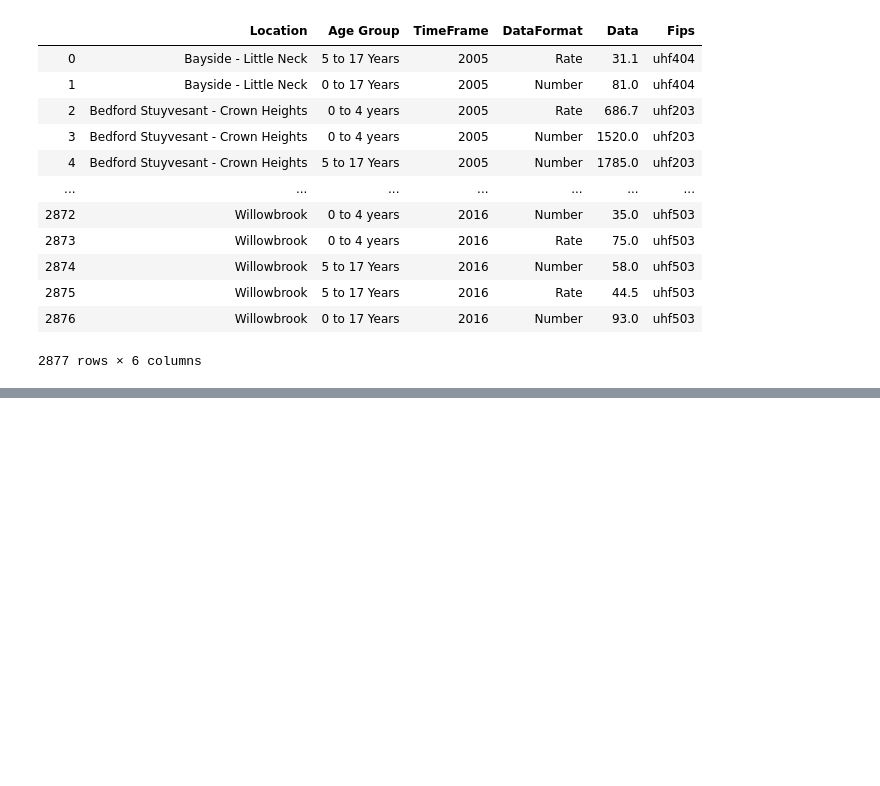
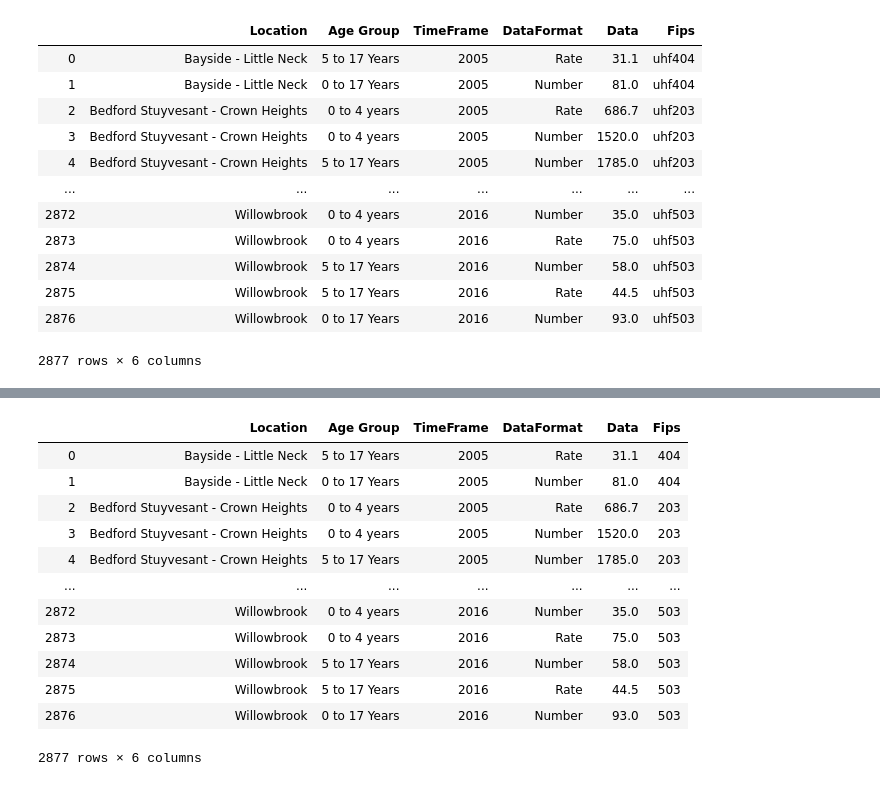
Before and after one commit to tomtav/airquality, a Jupyter notebook: development/question02/Project2/static/data/Fips_to_zip.ipynb, the cells around one changed output, grey strips where cells are left out. Drawn from its saved outputs; the diff is of its cells as text; code cells hidden in the pictures; blank space fills up the shorter version.

```diff
--- a/development/question02/Project2/static/data/Fips_to_zip.ipynb
+++ b/development/question02/Project2/static/data/Fips_to_zip.ipynb
@@ -131,0 +23,17 @@ ervisits
+# %%
+ervisits['Fips'] = ervisits['Fips'].str[3:]
+ervisits
+# %% [output]
+|  | Location | Age Group | TimeFrame | DataFormat | Data | Fips |
+| 0 | Bayside - Little Neck | 5 to 17 Years | 2005 | Rate | 31.1 | 404 |
+| 1 | Bayside - Little Neck | 0 to 17 Years | 2005 | Number | 81.0 | 404 |
+| 2 | Bedford Stuyvesant - Crown Heights | 0 to 4 years | 2005 | Rate | 686.7 | 203 |
+| 3 | Bedford Stuyvesant - Crown Heights | 0 to 4 years | 2005 | Number | 1520.0 | 203 |
+| 4 | Bedford Stuyvesant - Crown Heights | 5 to 17 Years | 2005 | Number | 1785.0 | 203 |
+| ... | ... | ... | ... | ... | ... | ... |
+| 2872 | Willowbrook | 0 to 4 years | 2016 | Number | 35.0 | 503 |
+| 2873 | Willowbrook | 0 to 4 years | 2016 | Rate | 75.0 | 503 |
+| 2874 | Willowbrook | 5 to 17 Years | 2016 | Number | 58.0 | 503 |
+| 2875 | Willowbrook | 5 to 17 Years | 2016 | Rate | 44.5 | 503 |
+| 2876 | Willowbrook | 0 to 17 Years | 2016 | Number | 93.0 | 503 |
+2877 rows × 6 columns
```
Also changed, not shown: parts of 9 cells of this notebook.
